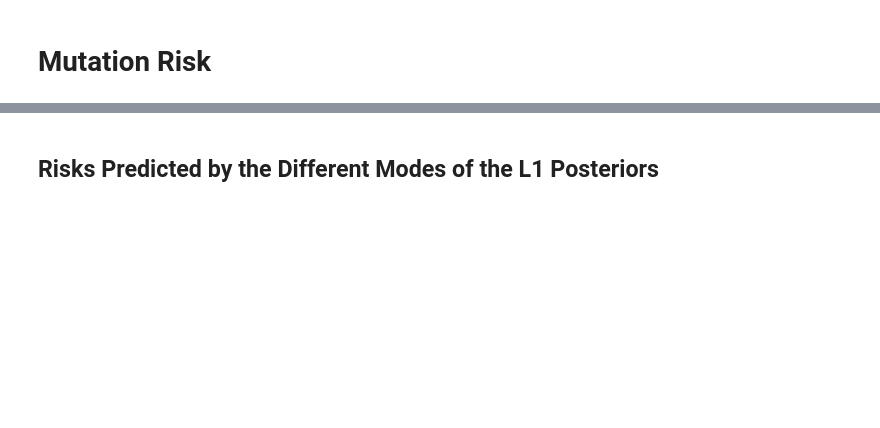
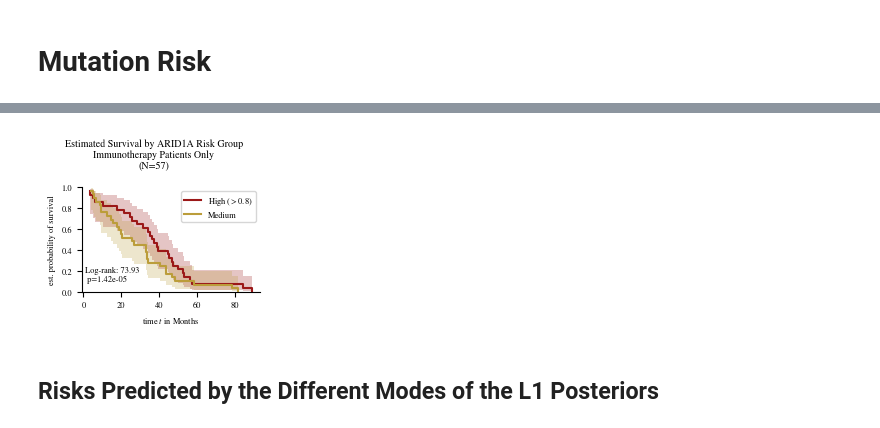
Before and after one commit to huy29433/MCMC-sampling-for-MHN, a Jupyter notebook: analysis/mutation_risk.ipynb, the cells around one changed output, grey strips where cells are left out. Saved outputs shown, nothing was run; the diff lists cells and outputs as text; code cells hidden in the pictures; blank space fills up the shorter version.

```diff
--- a/analysis/mutation_risk.ipynb
+++ b/analysis/mutation_risk.ipynb
@@ -55,0 +80,6 @@ Text(0.5, 0.98, 'Mutation risk estimates for G13_COAD_12, symsparse')
+# %%
+filter_kras = False
+
+if filter_kras:
+    survival = survival.loc[[sample for sample in survival.index if sample
+                             if data.loc[sample]["KRAS"] == 1]]
@@ -56,2 +158,62 @@ Text(0.5, 0.98, 'Mutation risk estimates for G13_COAD_12, symsparse')
+# %%
+risk_survival = pd.DataFrame(np.median(risks[:, :, i_event], axis=1),
+                             index=data.index, columns=["median_risk"])
+risk_survival = risk_survival.merge(
+    survival, left_index=True, right_index=True)
+risk_survival = risk_survival.loc[[
+    i for i in risk_survival.index if data[event][i] == 0]]
+risk_survival["group"] = risk_survival["median_risk"].apply(assign_group)
+# %%
+fig, ax = plt.subplots(figsize=(2.3, 2))
+
+for color, group_label in zip([c_high_risk, c_medium_risk, c_low_risk], ("High", "Medium", "Low")):
+
+    if group_label not in risk_survival["group"].values:
+        continue
+
+    patients = risk_survival[risk_survival["group"] == group_label]
+    time_treatment, survival_prob_treatment, conf_int = kaplan_meier_estimator(
+        patients["Overall Survival Status"],
+        patients["Overall Survival (Months)"],
+        conf_type="log-log",
+    )
+
+    if group_label == "High":
+        group_label += f" ($> {thresholds[1]}$)"
+    elif group_label == "Low":
+        group_label += f" ($\\leq {thresholds[0]}$)"
+
+    ax.step(time_treatment, survival_prob_treatment,
+            where="post", label=group_label, color=color)
+    ax.fill_between(
+        time_treatment, conf_int[0], conf_int[1],
+        alpha=0.25, step="post", color=color, lw=0)
+
+log_rank, p = compare_survival(
+    risk_survival[["Overall Survival Status", "Overall Survival (Months)"]]
+    .to_records(index=False),
+    risk_survival["median_risk"],
+)
+
+ax.text(0.6, 0.1, f"Log-rank: {log_rank:.2f}\n p={p:.2e}")
+for spine in ["top", "right"]:
+    ax.spines[spine].set_visible(False)
+
+ax.set_ylim(0, 1)
+ax.set_ylabel("est. probability of survival")
+ax.set_xlabel("time $t$ in Months")
+ax.legend(loc="best")
+fig.suptitle(f"Estimated Survival by {event} Risk Group"
+             + ("\n" if (filter_immuno or filter_kras) else "")
+             + ("Immunotherapy " if filter_immuno else "")
+             + ("KRAS-positive " if filter_kras else "")
+             + ("Patients Only" if filter_immuno or filter_kras else "")
+             + f"\n(N={len(risk_survival)})"
+             )
+fig.tight_layout()
+fig.savefig(
+    f"../results/figs/{data_name}_{event.lower()}_survival{('_immuno' if filter_immuno else '')}{('_kras' if filter_kras else '')}.pdf", dpi=300)
+# %% [output]
+[figure, added]
 # %% [markdown]
 ## Risks Predicted by the Different Modes of the L1 Posteriors
```
Also changed, not shown: parts of 12 cells of this notebook, 3 other files.
